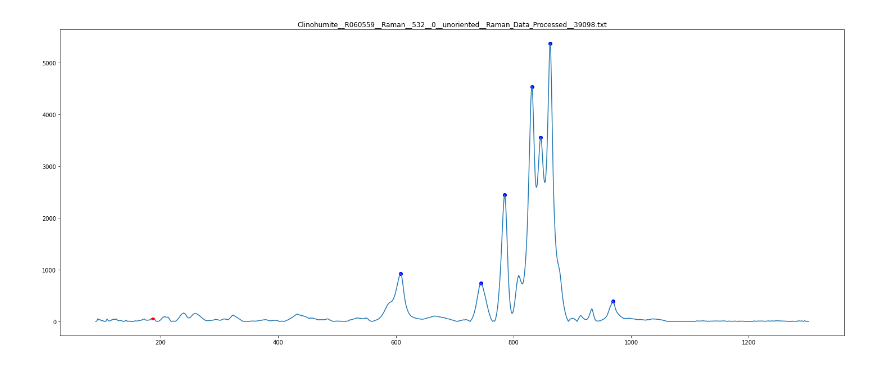
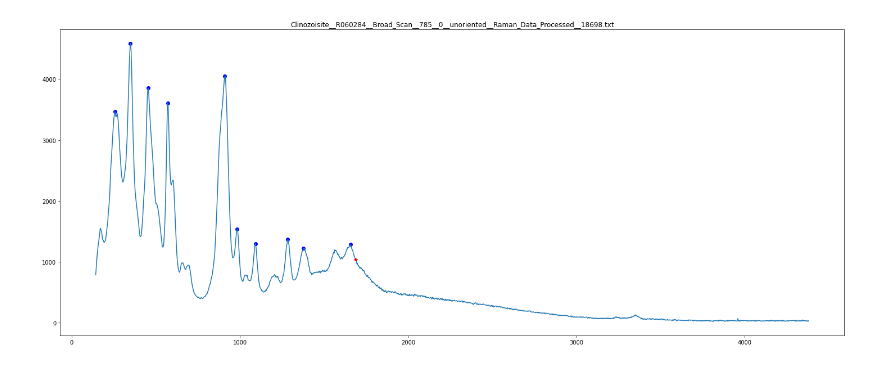
Before and after one commit to anva-kn/RRUFF, a Jupyter notebook: RRUFF_pytorch.ipynb, the cells around one changed output. Drawn from its saved outputs; the diff is of its cells as text; code cells hidden in the pictures.

Commit message:
more peaks labeled

```diff
--- a/RRUFF_pytorch.ipynb
+++ b/RRUFF_pytorch.ipynb
@@ -392,17 +325,16 @@ for item in analytes:
   spectras.append(spectra)
   peaks.append(tmp_peaks)
   files_to_check.append(filename)
-
-
-index = 43
-tmp_idx = 200
-plt.figure(figsize=(25, 10))
-plt.plot(wavenumbers[index], spectras[index])
-# plt.plot(wavenumbers[index][begin:end], spectras[index][begin:end])
-plt.scatter(np.array(peaks[index])[:,0], np.array(peaks[index])[:,1] * np.max(spectras[index]), color='blue')
-plt.plot(wavenumbers[index][tmp_idx], spectras[index][tmp_idx], 'r*')
-plt.title(files_to_check[index])
-plt.show()
-# %% [output]
-[figure, removed]
+# %%
+index = 45
+tmp_idx = 800
+plt.figure(figsize=(25, 10))
+plt.plot(wavenumbers[index], spectras[index])
+# plt.plot(wavenumbers[index][begin:end], spectras[index][begin:end])
+plt.scatter(np.array(peaks[index])[:,0], np.array(peaks[index])[:,1] * np.max(spectras[index]), color='blue')
+plt.plot(wavenumbers[index][tmp_idx], spectras[index][tmp_idx], 'r*')
+plt.title(files_to_check[index])
+plt.show()
+# %% [output]
+[figure, added]
 # %%
```
Also changed, not shown: parts of 19 cells of this notebook.
